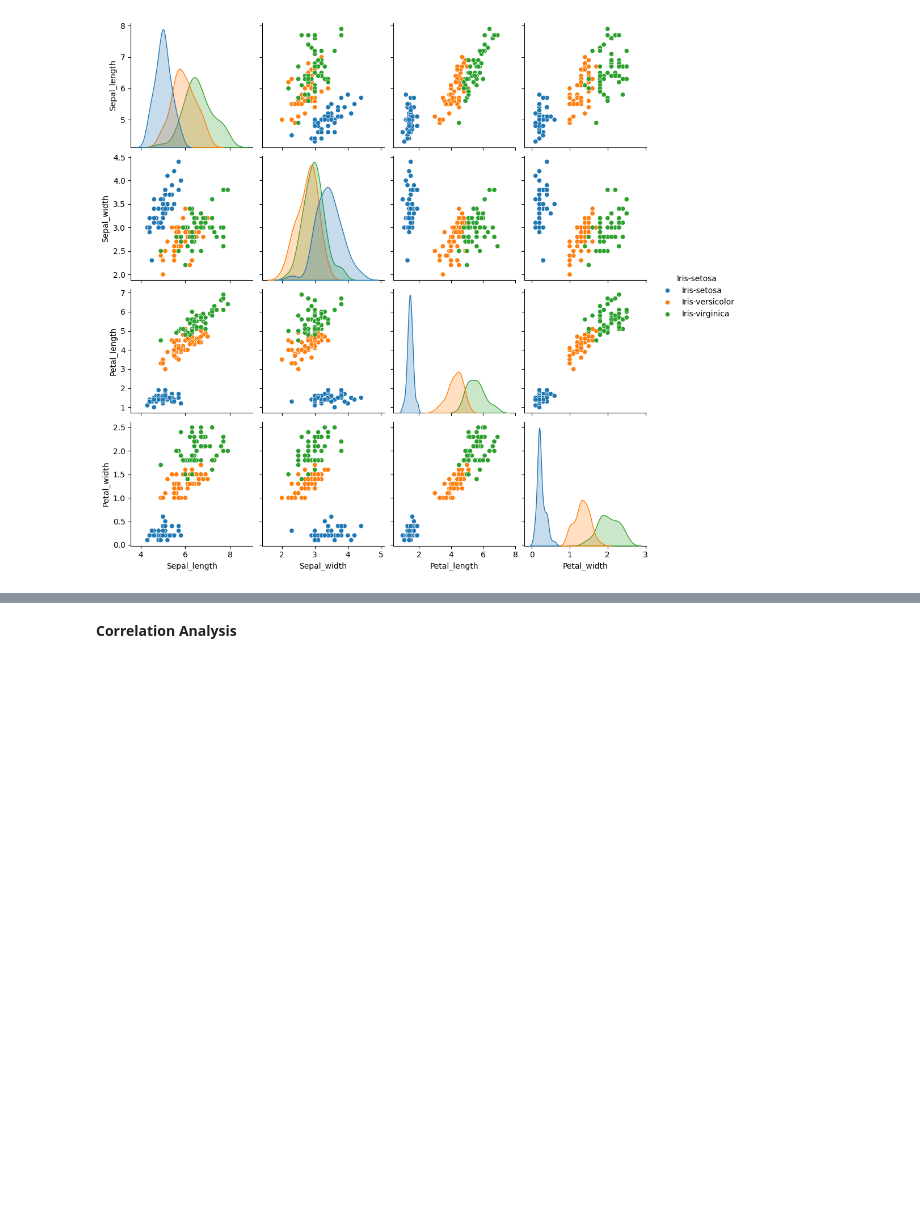
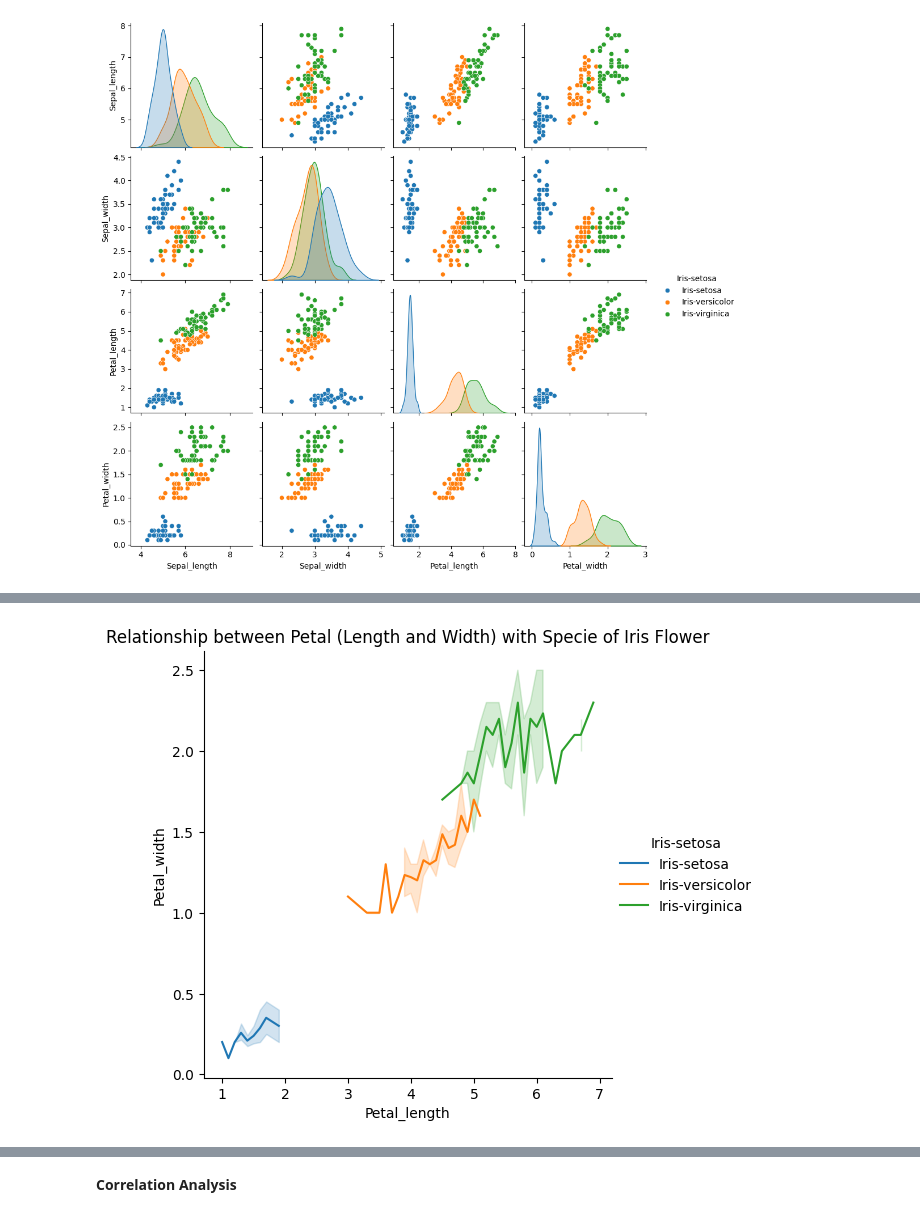
Before and after one commit to Odeyiany2/ECX-4.0-21-Days-Data-Science-Challenge, a Jupyter notebook: [Miriam]_Iris_Flower_Classification_DAY_TTHREE.ipynb, the cells around one changed output, grey strips where cells are left out. Saved outputs shown, nothing was run; the diff lists cells and outputs as text; code cells hidden in the pictures; blank space fills up the shorter version.

```diff
--- a/[Miriam]_Iris_Flower_Classification_DAY_TTHREE.ipynb
+++ b/[Miriam]_Iris_Flower_Classification_DAY_TTHREE.ipynb
@@ -229,0 +235,6 @@ sns.pairplot(data, hue = "Iris-setosa");
+# %%
+#realtionship between petal length and width with the specie of flower
+sns.relplot(data = data, kind = "line",  x = "Petal_length", y = "Petal_width", hue = "Iris-setosa")
+plt.title("Relationship between Petal (Length and Width) with Specie of Iris Flower");
+# %% [output]
+[figure, added]
```
Also changed, not shown: parts of 4 cells of this notebook.
